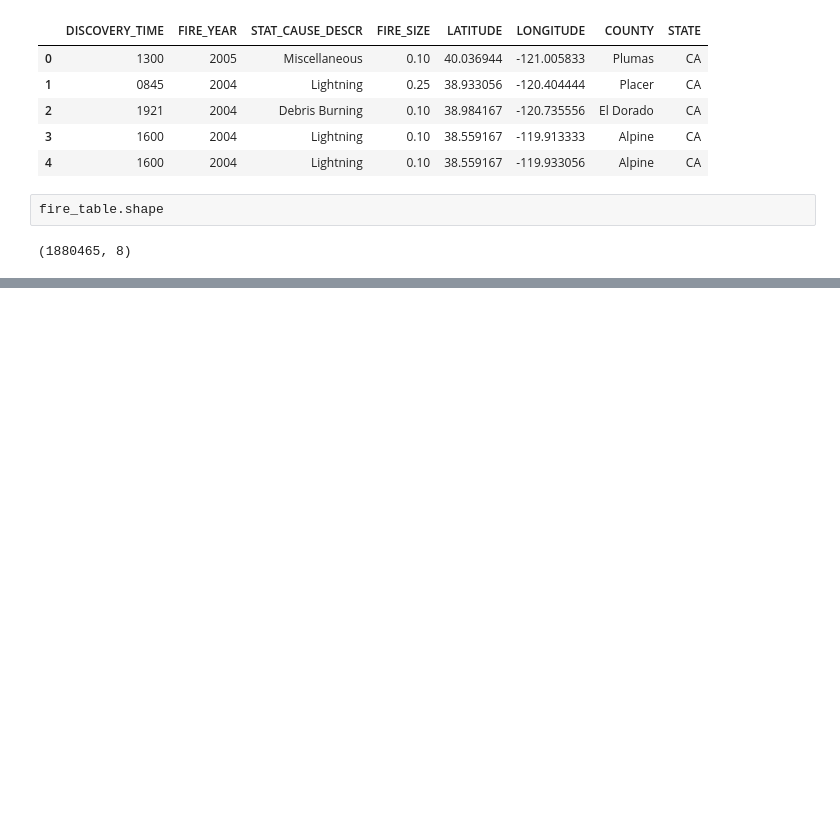
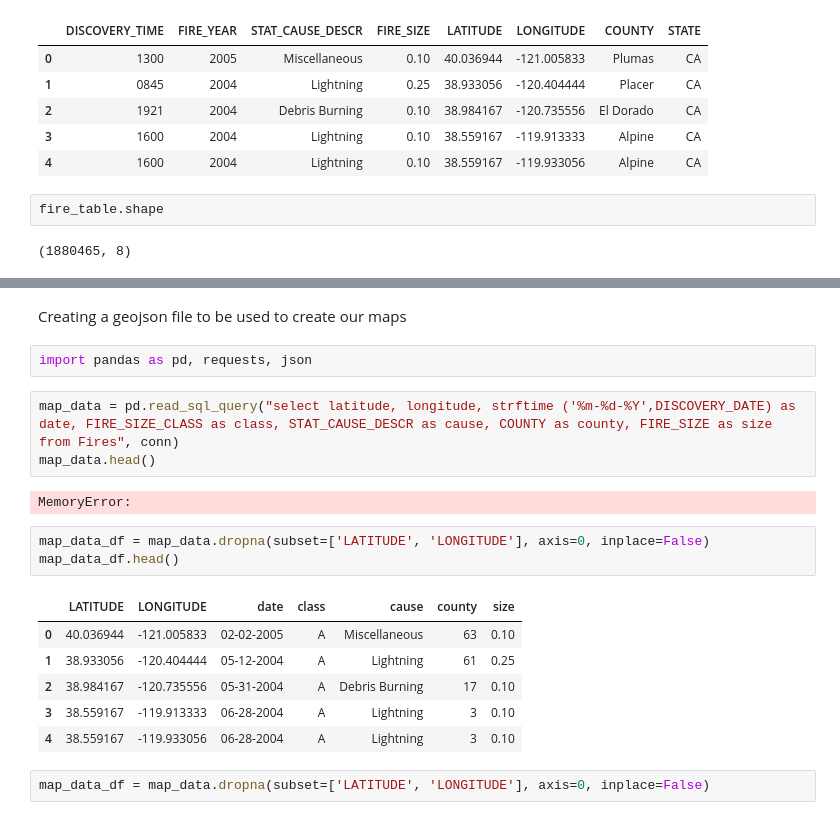
Before and after one commit to faznaimov/US-wildfire-dashboard, a Jupyter notebook: Untitled.ipynb, the cells around one changed output, grey strips where cells are left out. Cells and saved outputs as stored; diff of their text form; blank space fills up the shorter version.

Commit message:
fixed bugs in the app3.py and added geojson route

```diff
--- a/Untitled.ipynb
+++ b/Untitled.ipynb
@@ -142,0 +136,21 @@ fire_table_dict = fire_table.to_dict()
+# %% [markdown]
+Creating a geojson file to be used to create our maps
+# %%
+import pandas as pd, requests, json
+# %%
+map_data = pd.read_sql_query("select latitude, longitude, strftime ('%m-%d-%Y',DISCOVERY_DATE) as date, FIRE_SIZE_CLASS as class, STAT_CAUSE_DESCR as cause, COUNTY as county, FIRE_SIZE as size from Fires", conn)
+map_data.head()
+# %% [output]
+MemoryError:
+# %%
+map_data_df = map_data.dropna(subset=['LATITUDE', 'LONGITUDE'], axis=0, inplace=False)
+map_data_df.head()
+# %% [output]
+|  | LATITUDE | LONGITUDE | date | class | cause | county | size |
+| 0 | 40.036944 | -121.005833 | 02-02-2005 | A | Miscellaneous | 63 | 0.10 |
+| 1 | 38.933056 | -120.404444 | 05-12-2004 | A | Lightning | 61 | 0.25 |
+| 2 | 38.984167 | -120.735556 | 05-31-2004 | A | Debris Burning | 17 | 0.10 |
+| 3 | 38.559167 | -119.913333 | 06-28-2004 | A | Lightning | 3 | 0.10 |
+| 4 | 38.559167 | -119.933056 | 06-28-2004 | A | Lightning | 3 | 0.10 |
+# %%
+map_data_df = map_data.dropna(subset=['LATITUDE', 'LONGITUDE'], axis=0, inplace=False)
```
Also changed, not shown: parts of 27 cells of this notebook, 18 other files.
